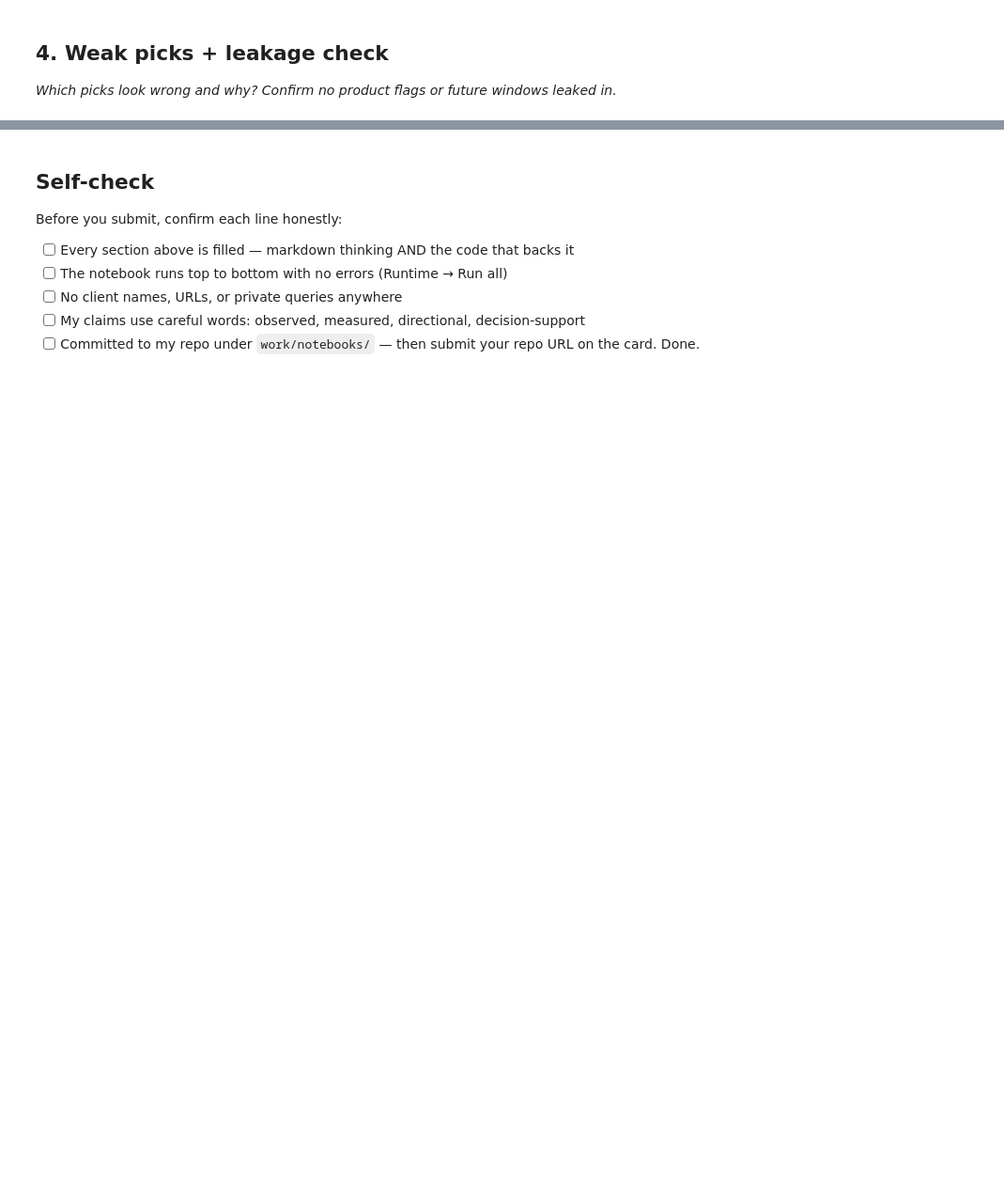
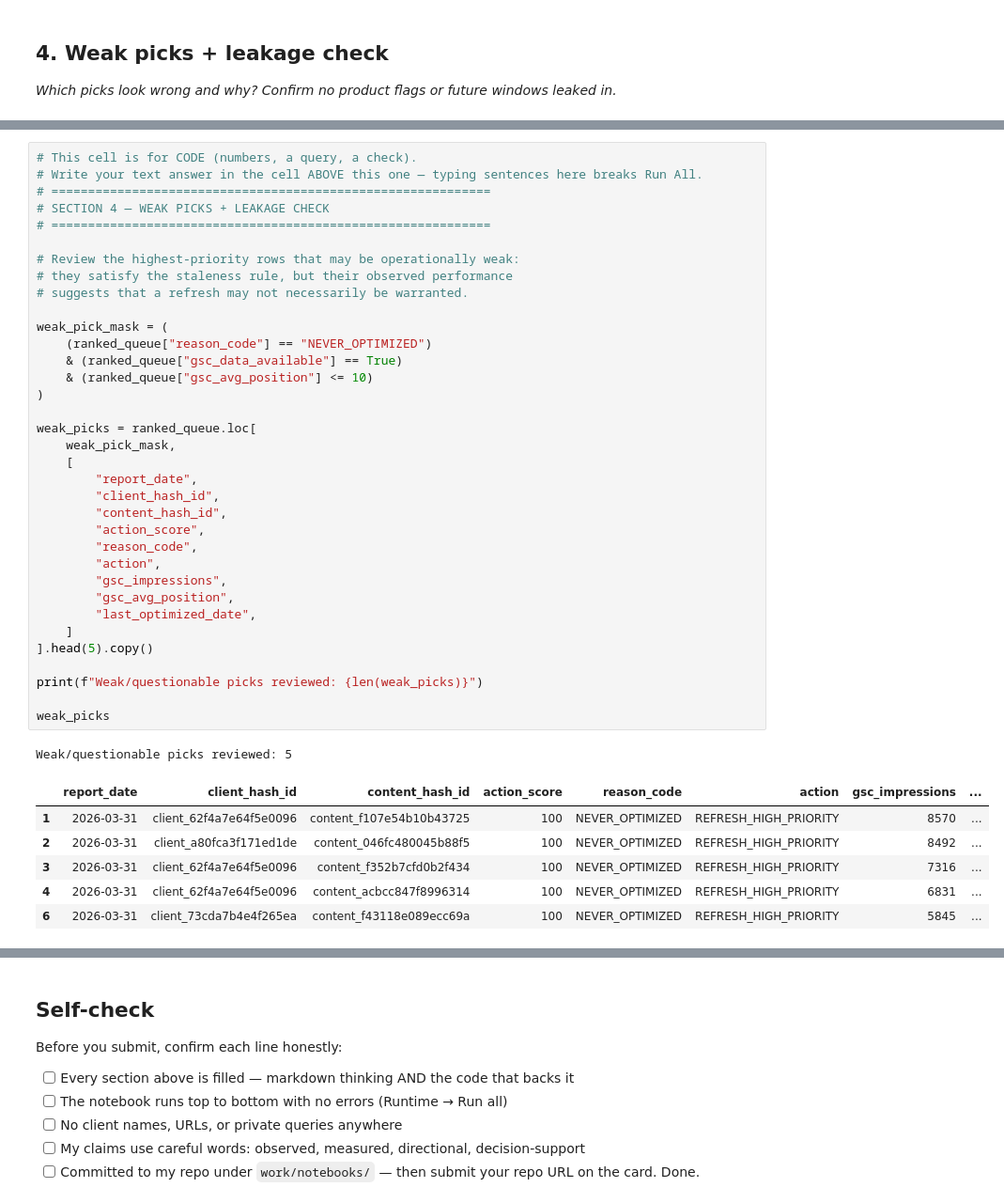
Before and after one commit to Rowan-ali/flyrank-ml-internship, a Jupyter notebook: work/notebooks/w04_baseline_score.ipynb, the cells around one changed output, grey strips where cells are left out. Shown at 94% size. Cells and saved outputs as stored; diff of their text form; blank space fills up the shorter version.

```diff
--- a/work/notebooks/w04_baseline_score.ipynb
+++ b/work/notebooks/w04_baseline_score.ipynb
@@ -36,0 +831,43 @@ This skeleton is yours to fill. Work the sections **in order** — each one has
+# %%
+# This cell is for CODE (numbers, a query, a check).
+# Write your text answer in the cell ABOVE this one — typing sentences here breaks Run All.
+# ============================================================
+# SECTION 4 — WEAK PICKS + LEAKAGE CHECK
+# ============================================================
+
+# Review the highest-priority rows that may be operationally weak:
+# they satisfy the staleness rule, but their observed performance
+# suggests that a refresh may not necessarily be warranted.
+
+weak_pick_mask = (
+    (ranked_queue["reason_code"] == "NEVER_OPTIMIZED")
+    & (ranked_queue["gsc_data_available"] == True)
+    & (ranked_queue["gsc_avg_position"] <= 10)
+)
+
+weak_picks = ranked_queue.loc[
+    weak_pick_mask,
+    [
+        "report_date",
+        "client_hash_id",
+        "content_hash_id",
+        "action_score",
+        "reason_code",
+        "action",
+        "gsc_impressions",
+        "gsc_avg_position",
+        "last_optimized_date",
+    ]
+].head(5).copy()
+
+print(f"Weak/questionable picks reviewed: {len(weak_picks)}")
+
+weak_picks
+# %% [output]
+Weak/questionable picks reviewed: 5
+|  | report_date | client_hash_id | content_hash_id | action_score | reason_code | action | gsc_impressions | ... |
+| 1 | 2026-03-31 | client_62f4a7e64f5e0096 | content_f107e54b10b43725 | 100 | NEVER_OPTIMIZED | REFRESH_HIGH_PRIORITY | 8570 | ... |
+| 2 | 2026-03-31 | client_a80fca3f171ed1de | content_046fc480045b88f5 | 100 | NEVER_OPTIMIZED | REFRESH_HIGH_PRIORITY | 8492 | ... |
+| 3 | 2026-03-31 | client_62f4a7e64f5e0096 | content_f352b7cfd0b2f434 | 100 | NEVER_OPTIMIZED | REFRESH_HIGH_PRIORITY | 7316 | ... |
+| 4 | 2026-03-31 | client_62f4a7e64f5e0096 | content_acbcc847f8996314 | 100 | NEVER_OPTIMIZED | REFRESH_HIGH_PRIORITY | 6831 | ... |
+| 6 | 2026-03-31 | client_73cda7b4e4f265ea | content_f43118e089ecc69a | 100 | NEVER_OPTIMIZED | REFRESH_HIGH_PRIORITY | 5845 | ... |
```
Also changed, not shown: parts of 37 cells of this notebook.
